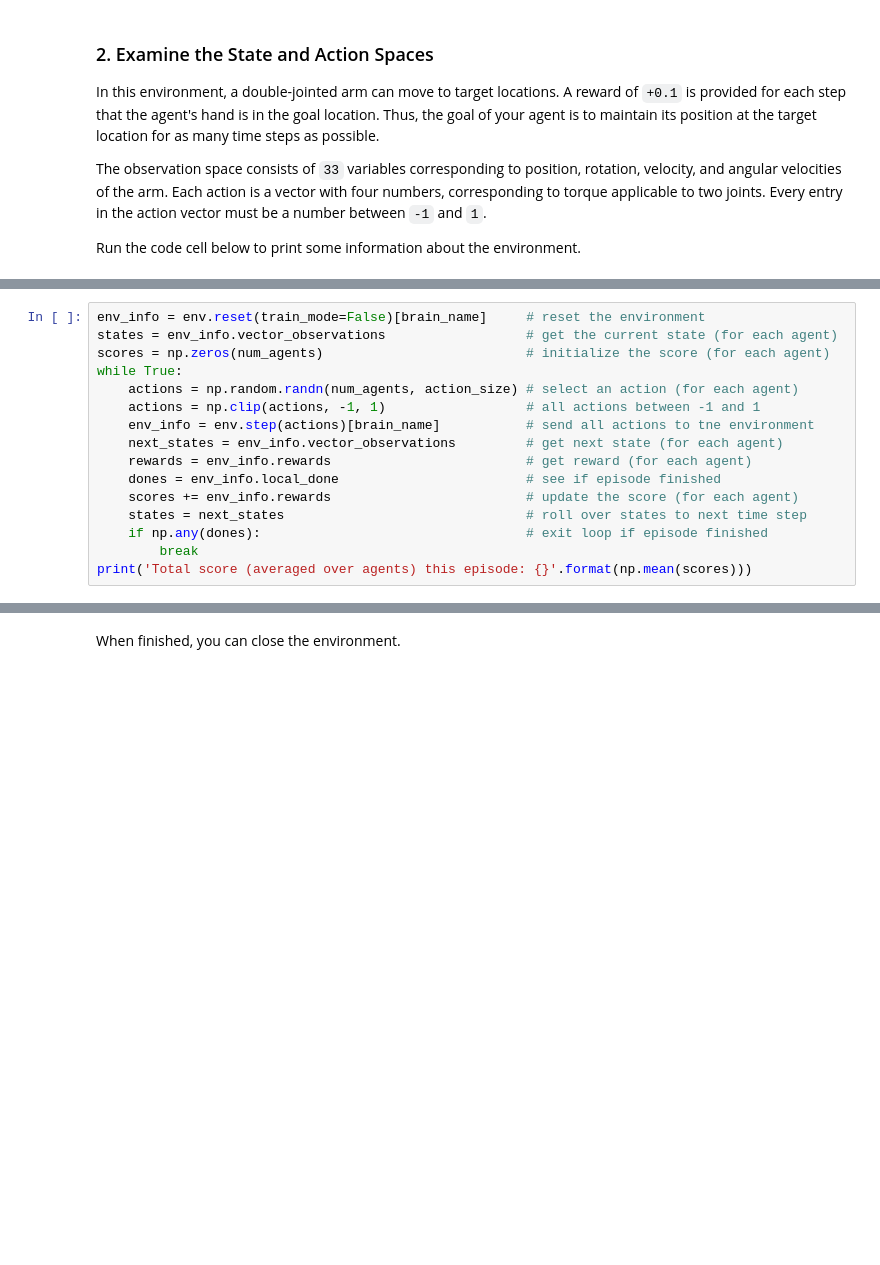
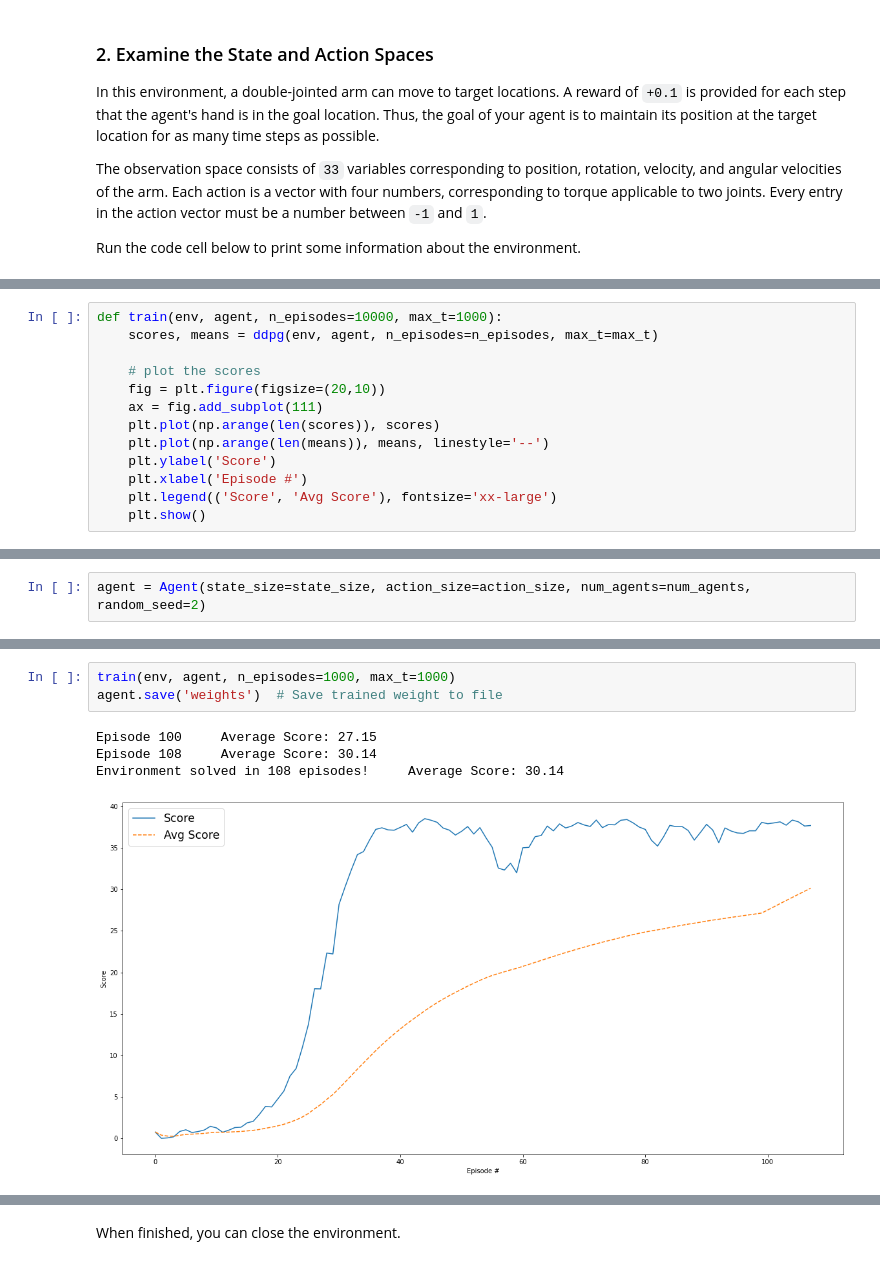
Before and after one commit to aboerzel/udacity-deep-reinforcement-learning-p2-continuous-control, a Jupyter notebook: Continuous_Control.ipynb, the cells around one changed output, grey strips where cells are left out. Cells and saved outputs as stored; diff of their text form; blank space fills up the shorter version.

Commit message:
feat: Reacher environment solution

```diff
--- a/Continuous_Control.ipynb
+++ b/Continuous_Control.ipynb
@@ -135,16 +139,0 @@ Of course, as part of the project, you'll have to change the code so that the ag
-# %%
-env_info = env.reset(train_mode=False)[brain_name]     # reset the environment
-states = env_info.vector_observations                  # get the current state (for each agent)
-scores = np.zeros(num_agents)                          # initialize the score (for each agent)
-while True:
-    actions = np.random.randn(num_agents, action_size) # select an action (for each agent)
-    actions = np.clip(actions, -1, 1)                  # all actions between -1 and 1
-    env_info = env.step(actions)[brain_name]           # send all actions to tne environment
-    next_states = env_info.vector_observations         # get next state (for each agent)
-    rewards = env_info.rewards                         # get reward (for each agent)
-    dones = env_info.local_done                        # see if episode finished
-    scores += env_info.rewards                         # update the score (for each agent)
-    states = next_states                               # roll over states to next time step
-    if np.any(dones):                                  # exit loop if episode finished
-        break
-print('Total score (averaged over agents) this episode: {}'.format(np.mean(scores)))
@@ -150,0 +189,13 @@ print('Total score (averaged over agents) this episode: {}'.format(np.mean(score
+# %%
+def train(env, agent, n_episodes=10000, max_t=1000):
+    scores, means = ddpg(env, agent, n_episodes=n_episodes, max_t=max_t)
+
+    # plot the scores
+    fig = plt.figure(figsize=(20,10))
+    ax = fig.add_subplot(111)
+    plt.plot(np.arange(len(scores)), scores)
+    plt.plot(np.arange(len(means)), means, linestyle='--')
+    plt.ylabel('Score')
+    plt.xlabel('Episode #')
+    plt.legend(('Score', 'Avg Score'), fontsize='xx-large')
+    plt.show()
@@ -150,0 +253,2 @@ print('Total score (averaged over agents) this episode: {}'.format(np.mean(score
+# %%
+agent = Agent(state_size=state_size, action_size=action_size, num_agents=num_agents, random_seed=2)
@@ -150,0 +285,8 @@ print('Total score (averaged over agents) this episode: {}'.format(np.mean(score
+# %%
+train(env, agent, n_episodes=1000, max_t=1000)
+agent.save('weights')  # Save trained weight to file
+# %% [output]
+Episode 100     Average Score: 27.15
+Episode 108     Average Score: 30.14
+Environment solved in 108 episodes!     Average Score: 30.14
+[figure, added]
```
Also changed, not shown: parts of 16 cells of this notebook, 8 other files.
